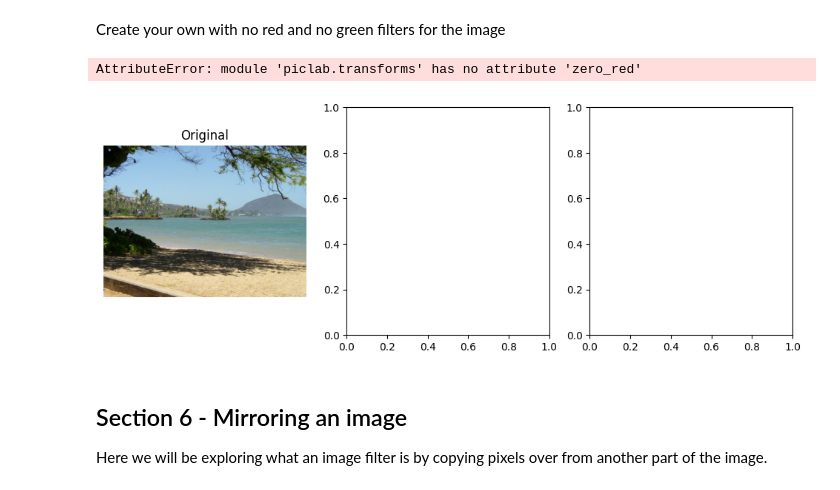
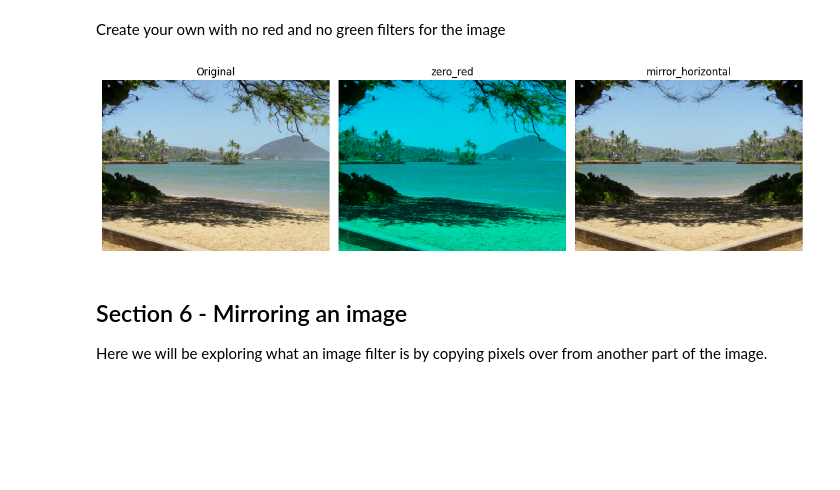
Before and after one commit to EWuerslin551/Python_Picture_Lab, a Jupyter notebook: notebooks/01_pixel_inspector.ipynb, the cells around one changed output. Saved outputs shown, nothing was run; the diff lists cells and outputs as text; code cells hidden in the pictures; blank space fills up the shorter version.

```diff
--- a/notebooks/01_pixel_inspector.ipynb
+++ b/notebooks/01_pixel_inspector.ipynb
@@ -134,14 +136,13 @@ Create your own with no red and no green filters for the image
 # %%
 fig, axes = plt.subplots(1, 3, figsize=(12, 4))
 axes[0].imshow(pixels); axes[0].set_title("Original"); axes[0].axis("off")
-axes[1].imshow(transforms.zero_red(pixels)); axes[1].set_title("zero_red"); axes[1].axis("off")
-axes[1].imshow(fast_transforms.zero_green(pixels)); axes[1].set_title("zero_green"); axes[1].axis("off")
+axes[1].imshow(transforms1.zero_red(pixels)); axes[1].set_title("zero_red"); axes[1].axis("off")
+#axes[2].imshow(fast_transforms.zero_green(pixels)); axes[2].set_title("zero_green"); axes[2].axis("off")
 axes[2].imshow(transforms.mirror_horizontal(pixels)); axes[2].set_title("mirror_horizontal"); axes[2].axis("off")
 plt.tight_layout()
 plt.show()
 # %% [output]
-AttributeError: module 'piclab.transforms' has no attribute 'zero_red'
-[figure, old version]
+[figure, new version]
 # %% [markdown]
 ## Section 6 - Mirroring an image
 Here we will be exploring what an image filter is by copying pixels over from another part of the image.
```
Also changed, not shown: parts of 2 cells of this notebook, 2 other files.
